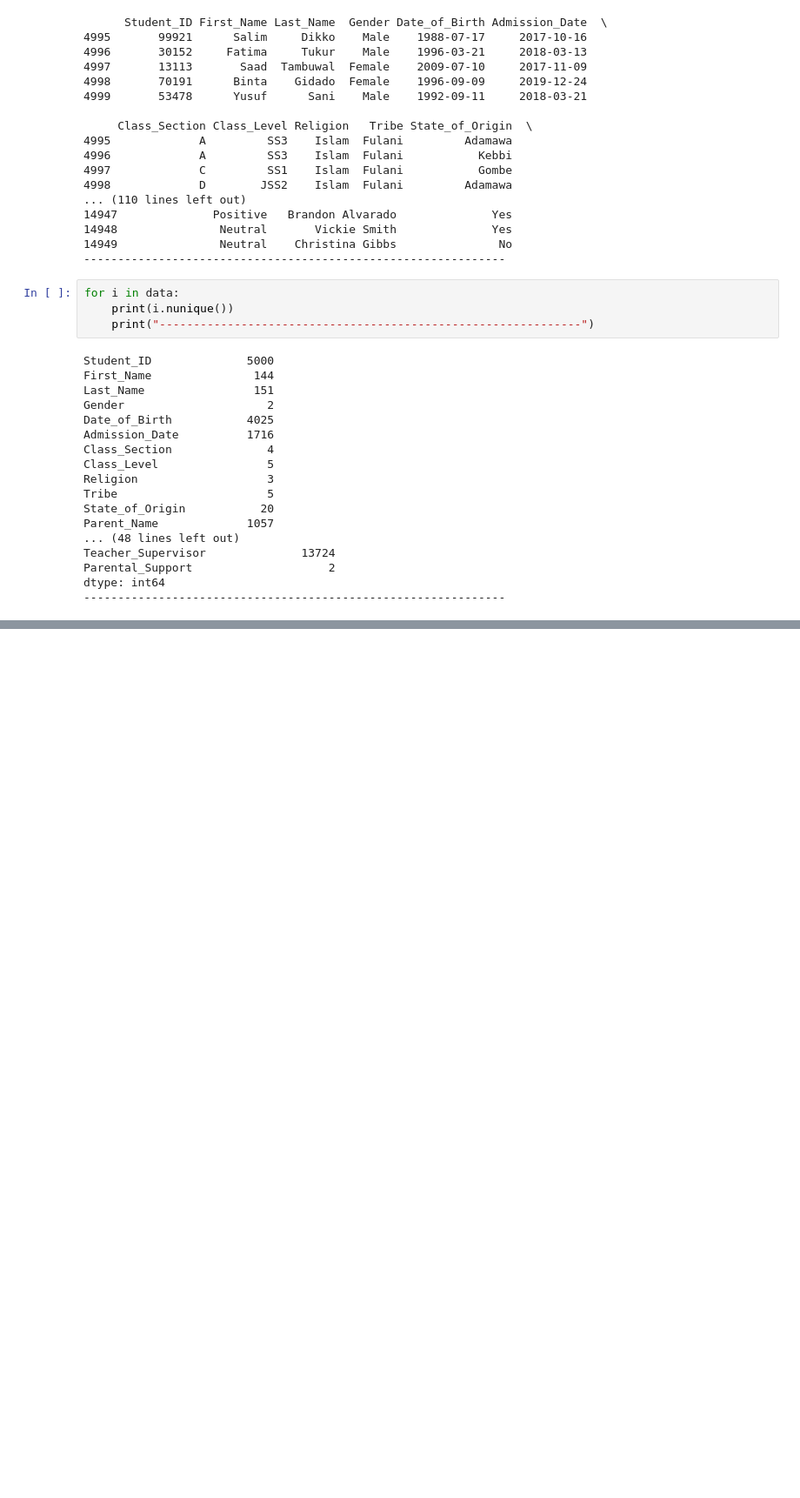
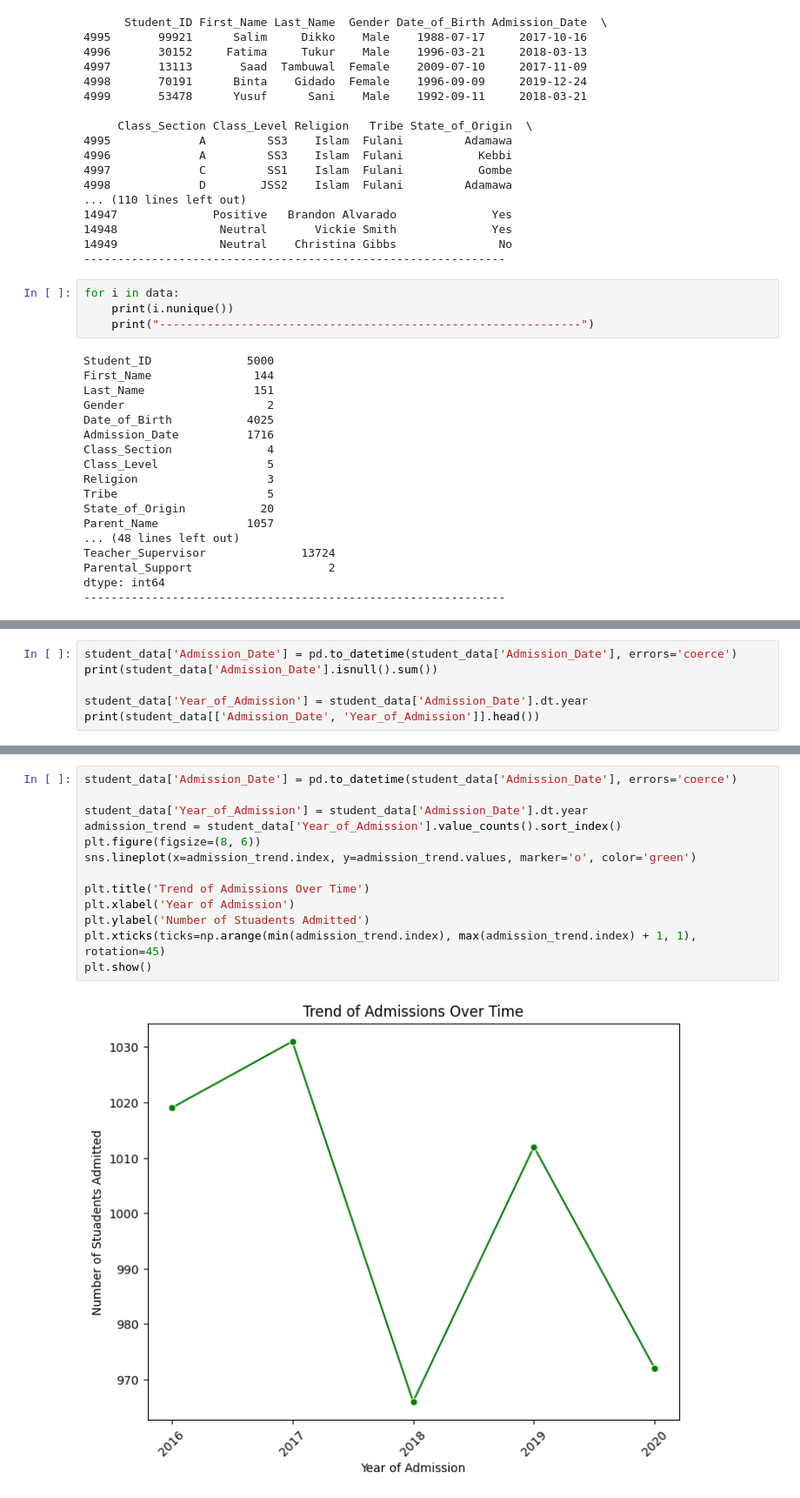
Before and after one commit to FunmilayoUde/DSNhackathon, a Jupyter notebook: DataFest/EDA.ipynb, the cells around one changed output, grey strips where cells are left out. Shown at 87% size. Drawn from its saved outputs; the diff is of its cells as text; blank space fills up the shorter version.

```diff
--- a/DataFest/EDA.ipynb
+++ b/DataFest/EDA.ipynb
@@ -260,0 +354,6 @@ dtype: int64
+# %%
+student_data['Admission_Date'] = pd.to_datetime(student_data['Admission_Date'], errors='coerce')
+print(student_data['Admission_Date'].isnull().sum())
+
+student_data['Year_of_Admission'] = student_data['Admission_Date'].dt.year
+print(student_data[['Admission_Date', 'Year_of_Admission']].head())
@@ -260,0 +374,15 @@ dtype: int64
+# %%
+student_data['Admission_Date'] = pd.to_datetime(student_data['Admission_Date'], errors='coerce')
+
+student_data['Year_of_Admission'] = student_data['Admission_Date'].dt.year
+admission_trend = student_data['Year_of_Admission'].value_counts().sort_index()
+plt.figure(figsize=(8, 6))
+sns.lineplot(x=admission_trend.index, y=admission_trend.values, marker='o', color='green')
+
+plt.title('Trend of Admissions Over Time')
+plt.xlabel('Year of Admission')
+plt.ylabel('Number of Stuadents Admitted')
+plt.xticks(ticks=np.arange(min(admission_trend.index), max(admission_trend.index) + 1, 1), rotation=45)
+plt.show()
+# %% [output]
+[figure, added]
```
Also changed, not shown: parts of 51 cells of this notebook.
